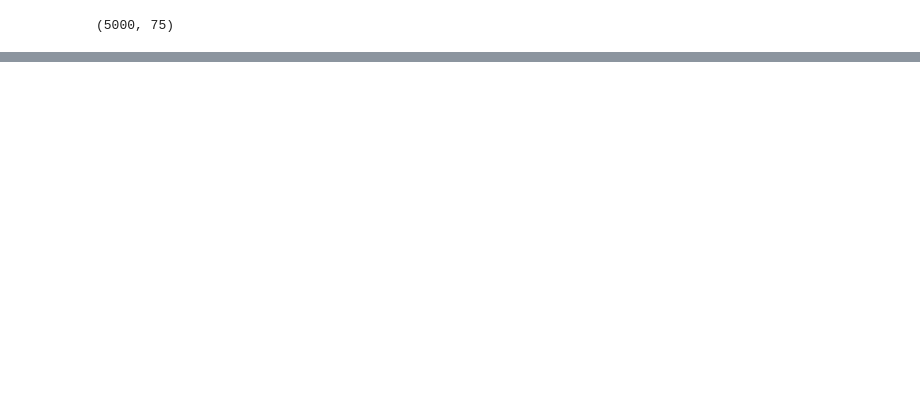
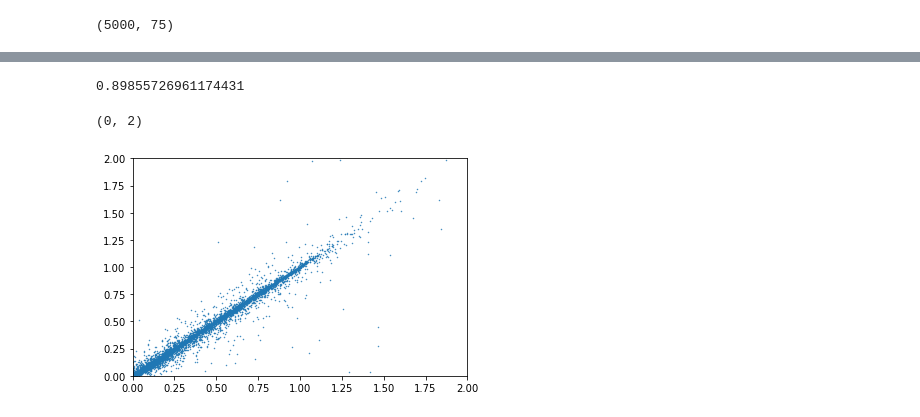
Before and after one commit to JiaweiZhuang/KPP, a Jupyter notebook: my_tests/saprc99/HDMR.ipynb, the cells around one changed output, grey strips where cells are left out. Saved outputs shown, nothing was run; the diff lists cells and outputs as text; code cells hidden in the pictures; blank space fills up the shorter version.

```diff
--- a/my_tests/saprc99/HDMR.ipynb
+++ b/my_tests/saprc99/HDMR.ipynb
@@ -126,0 +241,13 @@ plt.scatter(y_test_pred/df_range['max'][:-1].values,
+# %%
+r2_score(y_test_pred_2nd, y_test_true[:100])
+# %% [output]
+0.89855726961174431
+# %%
+plt.scatter(y_test_pred_2nd/df_range['max'][:-1].values,
+            y_test_true[:100]/df_range['max'][:-1].values,
+            s=0.2)
+plt.xlim(0, 2)
+plt.ylim(0, 2)
+# %% [output]
+(0, 2)
+[figure, added]
```
Also changed, not shown: parts of 19 cells of this notebook, 1 other file.
